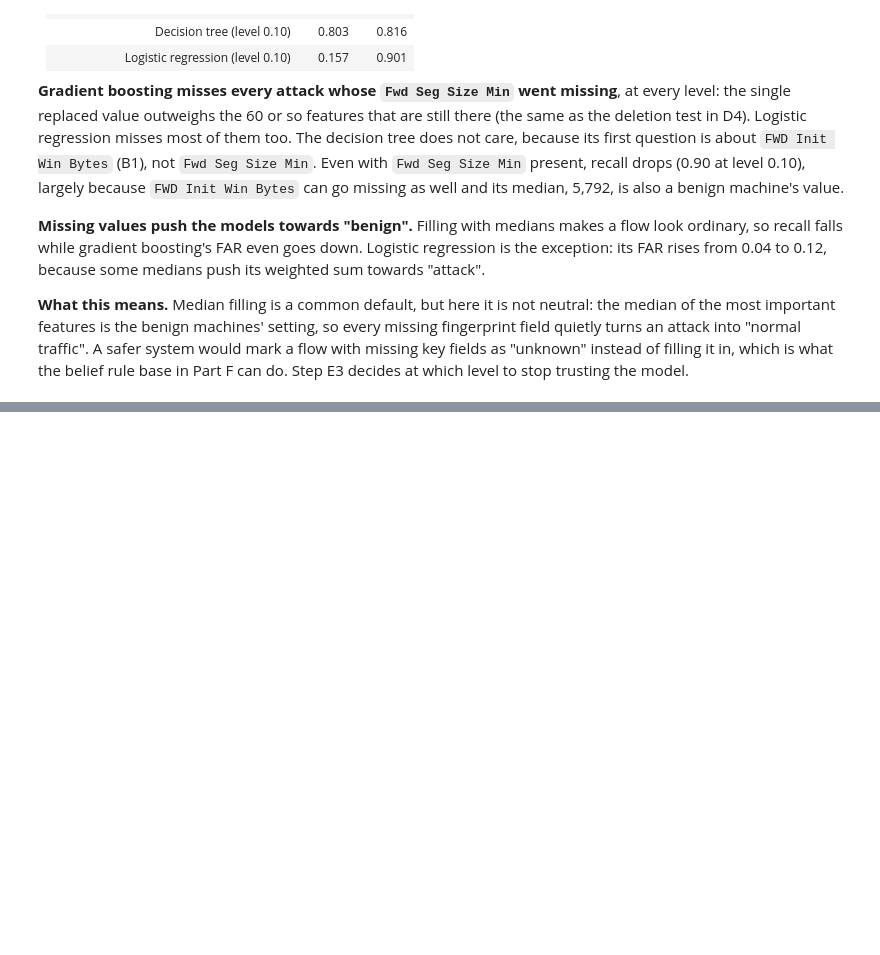
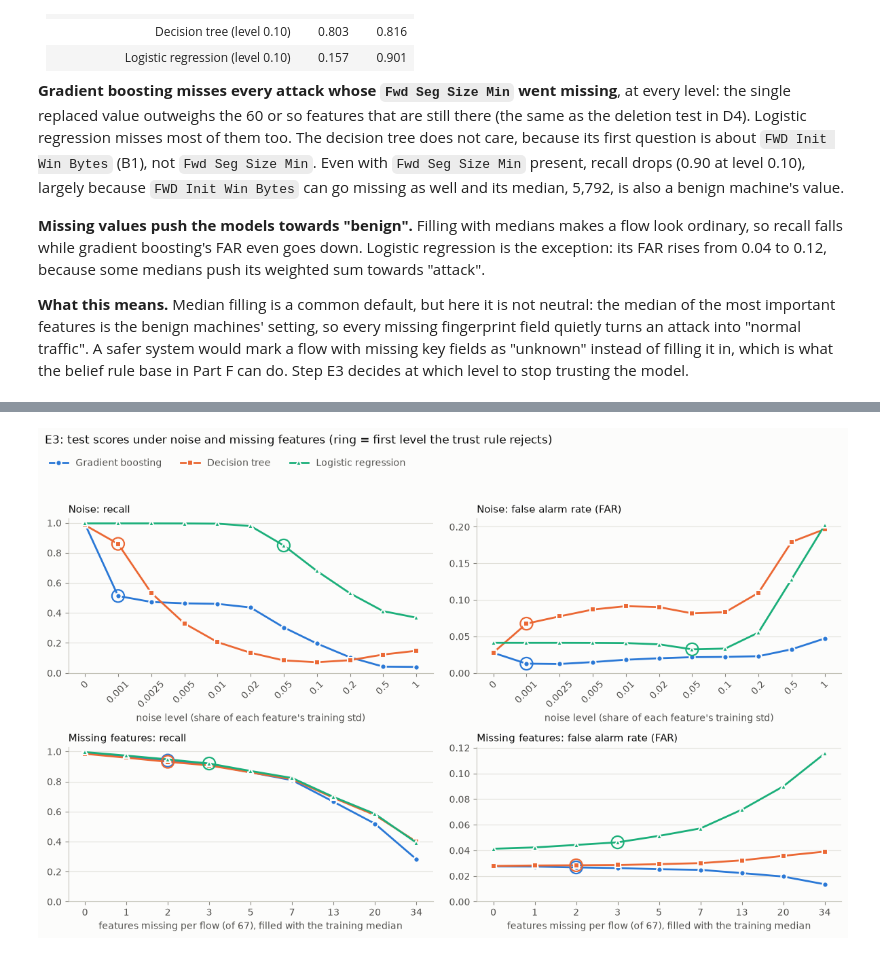
Before and after one commit to steve-nt/AI-for-Cybersecurity-Final-Mini-Project, a Jupyter notebook: parts/40_robustness.ipynb, the cells around one changed output, grey strips where cells are left out. Cells and saved outputs as stored; diff of their text form; code cells hidden in the pictures; blank space fills up the shorter version.

Commit message:
E3: what broke first and where to stop trusting the models

```diff
--- a/parts/40_robustness.ipynb
+++ b/parts/40_robustness.ipynb
@@ -369,0 +461,43 @@ level to stop trusting the model.
+# %%
+# STEP E3
+# Recall and FAR against the level, for noise (top) and missing features (bottom). The levels are spread
+# evenly along the x axis (they grow roughly by factors of 2), with their values as labels.
+fig, axes = plt.subplots(2, 2, figsize=(12, 7.5), facecolor=SURFACE)
+for row, test in enumerate(["noise", "missing"]):
+    part_all = robust[robust["test"] == test]
+    levels = sorted(part_all["level"].unique())
+    xpos = {lvl: i for i, lvl in enumerate(levels)}
+    labels = ([f"{l:g}" for l in levels] if test == "noise"
+              else [f"{int(round(l * len(FEATURES)))}" for l in levels])
+    for col, metric in enumerate(["recall", "far"]):
+        ax = axes[row, col]
+        style_axes(ax)
+        for name in ["boosting", "tree", "logreg"]:
+            part = part_all[part_all["model"] == name]
+            ax.plot([xpos[l] for l in part["level"]], part[metric], color=MODEL_COLORS[name],
+                    marker=MODEL_MARKERS[name], markersize=6, linewidth=2, markeredgecolor=SURFACE,
+                    markeredgewidth=1.5, label=MODEL_LABELS[name])
+            first = trust.query("test == @test and model == @name")["first_untrusted_level"].iloc[0]
+            if pd.notna(first):                       # open ring: first level the rule rejects
+                y_first = part.loc[part["level"] == first, metric].iloc[0]
+                ax.scatter([xpos[first]], [y_first], s=170, facecolors="none",
+                           edgecolors=MODEL_COLORS[name], linewidths=1.6, zorder=4)
+        ax.set_xticks(range(len(levels)), labels, rotation=45 if test == "noise" else 0)
+        ax.set_ylim(0, 1.03 if metric == "recall" else None)
+        ax.set_xlabel("noise level (share of each feature's training std)" if test == "noise"
+                      else "features missing per flow (of 67), filled with the training median",
+                      color=INK_2)
+        ax.set_title(f"{'Noise' if test == 'noise' else 'Missing features'}: "
+                     f"{'recall' if metric == 'recall' else 'false alarm rate (FAR)'}",
+                     loc="left", fontsize=11, color=INK)
+handles, labels = axes[0, 0].get_legend_handles_labels()
+fig.suptitle("E3: test scores under noise and missing features (ring = first level the trust rule rejects)",
+             x=0.01, y=0.995, ha="left", fontsize=12, color=INK)
+# Legend on its own line under the title, so it never overlaps the title or a panel.
+fig.legend(handles, labels, loc="upper left", ncol=3, frameon=False, labelcolor=INK_2,
+           bbox_to_anchor=(0.005, 0.965))
+fig.tight_layout(rect=(0, 0, 1, 0.92))
+fig.savefig(FIGURES / "E3_robustness.png", dpi=150, facecolor=SURFACE)
+plt.show()
+# %% [output]
+[figure, added]
```
Also changed, not shown: parts of 5 cells of this notebook, 5 other files.
